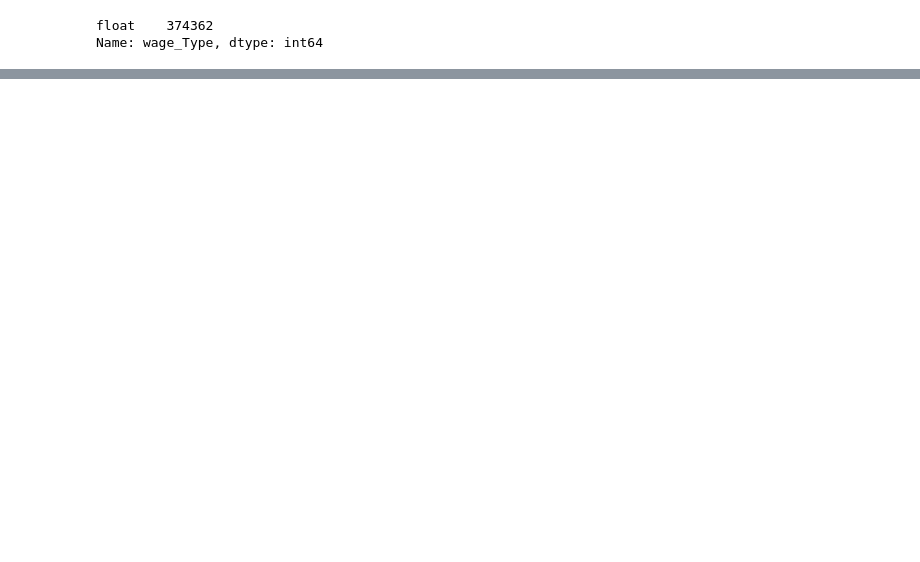
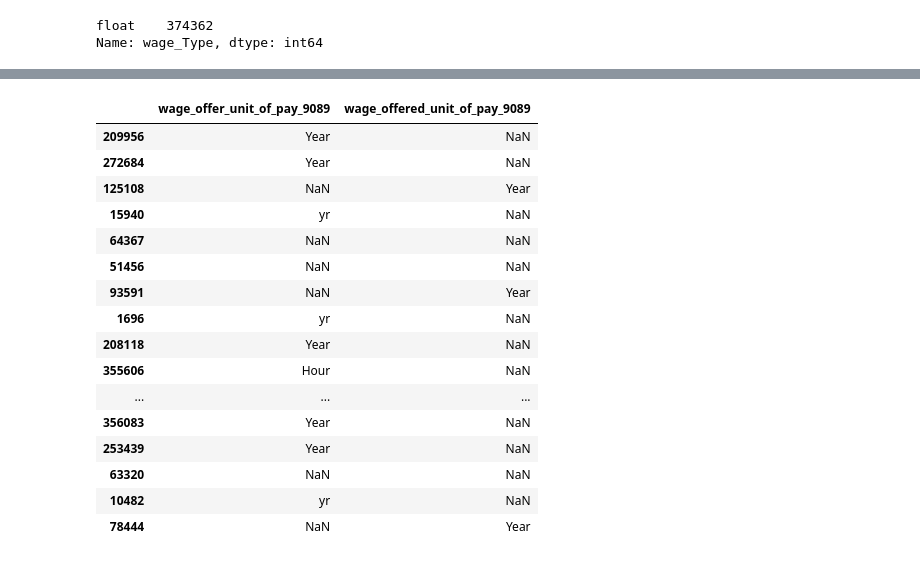
Before and after one commit to andy8001/python_visa, a Jupyter notebook: wage_clean.ipynb, the cells around one changed output, grey strips where cells are left out. Cells and saved outputs as stored; diff of their text form; code cells hidden in the pictures; blank space fills up the shorter version.

```diff
--- a/wage_clean.ipynb
+++ b/wage_clean.ipynb
@@ -128,0 +251,4 @@ modules.print_full(cleanup_df.sample(500))
+# %%
+col_list= ["wage_offer_unit_of_pay_9089", "wage_offered_unit_of_pay_9089"]
+visas_df = pd.read_csv("data/us_perm_visas.csv", usecols=col_list)
+visas_df.head ()
@@ -128,0 +262,20 @@ modules.print_full(cleanup_df.sample(500))
+# %%
+visas_df.sample(50)
+# %% [output]
+|  | wage_offer_unit_of_pay_9089 | wage_offered_unit_of_pay_9089 |
+| 209956 | Year | NaN |
+| 272684 | Year | NaN |
+| 125108 | NaN | Year |
+| 15940 | yr | NaN |
+| 64367 | NaN | NaN |
+| 51456 | NaN | NaN |
+| 93591 | NaN | Year |
+| 1696 | yr | NaN |
+| 208118 | Year | NaN |
+| 355606 | Hour | NaN |
+| ... | ... | ... |
+| 356083 | Year | NaN |
+| 253439 | Year | NaN |
+| 63320 | NaN | NaN |
+| 10482 | yr | NaN |
+| 78444 | NaN | Year |
```
Also changed, not shown: parts of 49 cells of this notebook, 3 other files.
